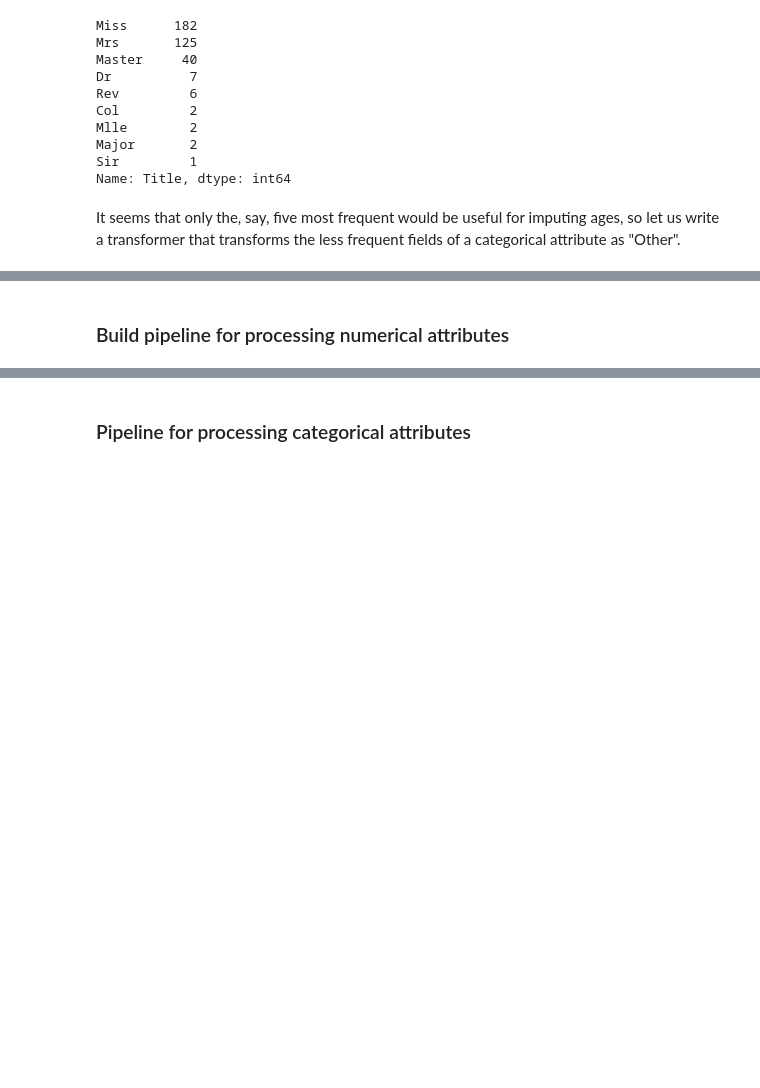
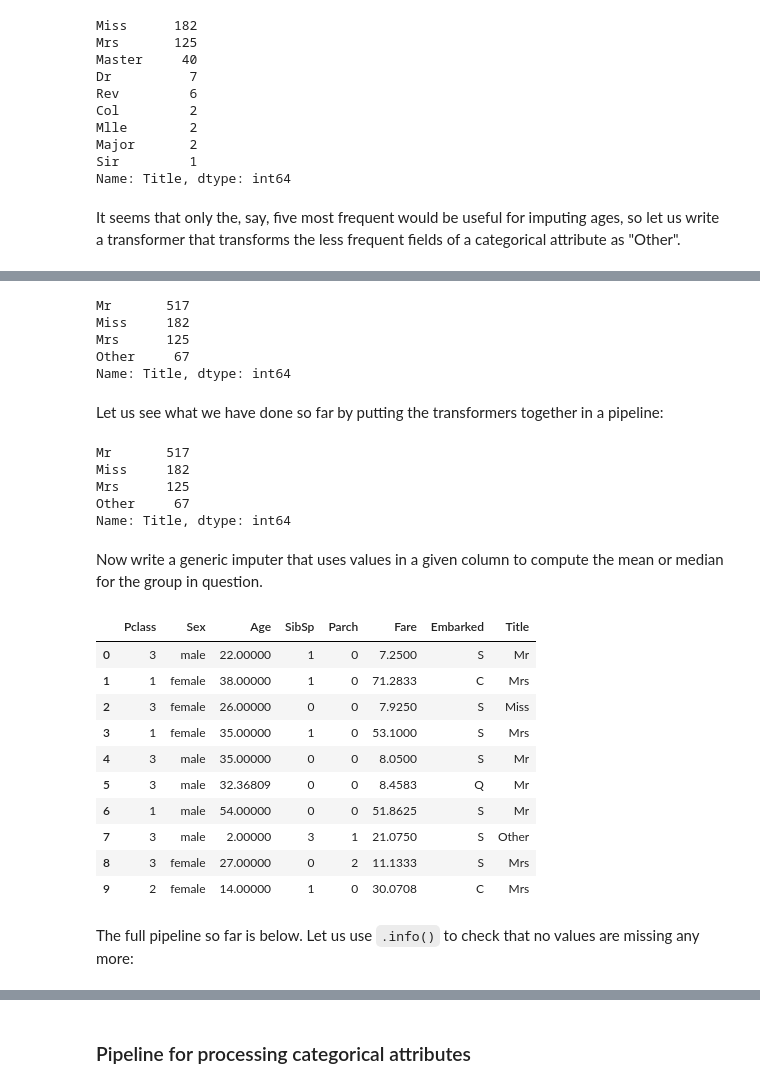
Before and after one commit to ksaaskil/machine-learning-examples, a Jupyter notebook: classification/Kaggle_Titanic_kernel.ipynb, the cells around one changed output, grey strips where cells are left out. Saved outputs shown, nothing was run; the diff lists cells and outputs as text; code cells hidden in the pictures; blank space fills up the shorter version.

```diff
--- a/classification/Kaggle_Titanic_kernel.ipynb
+++ b/classification/Kaggle_Titanic_kernel.ipynb
@@ -197,2 +155,78 @@ Categorical attributes: ['Sex', 'Ticket', 'Cabin', 'Embarked']
-# %% [markdown]
-### Build pipeline for processing numerical attributes
+# %%
+class CategoricalTruncator(BaseEstimator, TransformerMixin):
+    def __init__(self, column_name, n_values_to_keep=5):
+        self.column_name = column_name
+        self.n_values_to_keep = n_values_to_keep
+        self.values = None
+    def fit(self, X, y=None):
+        # Here we must ensure that the test set is transformed similarly in the later phase and that the same values are kept
+        self.values = list(X[self.column_name].value_counts()[:self.n_values_to_keep].keys())
+        return self
+    def transform(self, X):
+        transform = lambda x: x if x in self.values else 'Other'
+        y = X.transform({self.column_name: transform})
+        return X.assign(**{self.column_name: y})
+
+CategoricalTruncator('Title', n_values_to_keep=3).fit_transform(df)['Title'].value_counts()
+# %% [output]
+Mr       517
+Miss     182
+Mrs      125
+Other     67
+Name: Title, dtype: int64
+# %% [markdown]
+Let us see what we have done so far by putting the transformers together in a pipeline:
+# %%
+from sklearn.pipeline import Pipeline
+
+pipeline = Pipeline([
+    ('name_to_title', DataFrameColumnMapper(column_name='Name', mapping_func=extract_title(), new_column_name='Title')),
+    ('truncate_titles', CategoricalTruncator('Title', n_values_to_keep=3))
+])
+
+df = pipeline.fit_transform(X_train)
+df['Title'].value_counts()
+# %% [output]
+Mr       517
+Miss     182
+Mrs      125
+Other     67
+Name: Title, dtype: int64
+# %% [markdown]
+Now write a generic imputer that uses values in a given column to compute the mean or median for the group in question.
+# %%
+class ImputerByReference(BaseEstimator, TransformerMixin):
+    def __init__(self, column_to_impute, column_ref, impute_type='median'):
+        self.column_to_impute = column_to_impute
+        self.column_ref = column_ref
+        # TODO
+        # self.impute_func = np.median if impute_type == 'median' or impute_type is None else np.mean
+    def fit(self, X, y=None):
+        # Pick columns of interest
+        df = X.loc[:, [self.column_to_impute, self.column_ref]]
+        # Dictionary containing mean per group
+        self.value_per_group = df.groupby(self.column_ref).mean().to_dict()[self.column_to_impute]
+        return self
+    def transform(self, X):
+        def transform(row):
+            row_copy = row.copy()
+            if pd.isnull(row_copy.at[self.column_to_impute]):
+                row_copy.at[self.column_to_impute] = self.value_per_group[row_copy.at[self.column_ref]]
+            return row_copy
+        return X.apply(transform, axis=1)
+
+ImputerByReference('Age', 'Title').fit_transform(df).head(10)
+# %% [output]
+|  | Pclass | Sex | Age | SibSp | Parch | Fare | Embarked | Title |
+| 0 | 3 | male | 22.00000 | 1 | 0 | 7.2500 | S | Mr |
+| 1 | 1 | female | 38.00000 | 1 | 0 | 71.2833 | C | Mrs |
+| 2 | 3 | female | 26.00000 | 0 | 0 | 7.9250 | S | Miss |
+| 3 | 1 | female | 35.00000 | 1 | 0 | 53.1000 | S | Mrs |
+| 4 | 3 | male | 35.00000 | 0 | 0 | 8.0500 | S | Mr |
+| 5 | 3 | male | 32.36809 | 0 | 0 | 8.4583 | Q | Mr |
+| 6 | 1 | male | 54.00000 | 0 | 0 | 51.8625 | S | Mr |
+| 7 | 3 | male | 2.00000 | 3 | 1 | 21.0750 | S | Other |
+| 8 | 3 | female | 27.00000 | 0 | 2 | 11.1333 | S | Mrs |
+| 9 | 2 | female | 14.00000 | 1 | 0 | 30.0708 | C | Mrs |
+# %% [markdown]
+The full pipeline so far is below. Let us use `.info()` to check that no values are missing any more:
```
Also changed, not shown: parts of 11 cells of this notebook.
